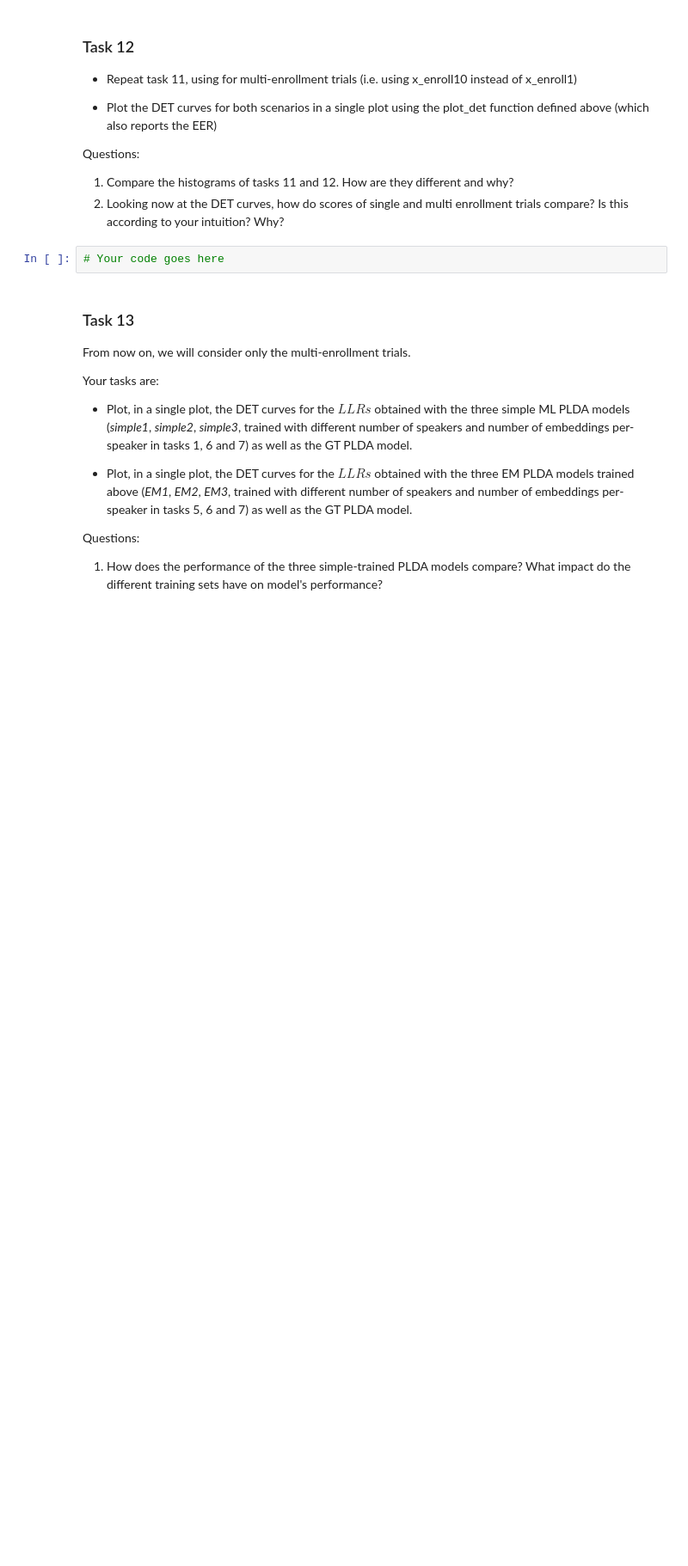
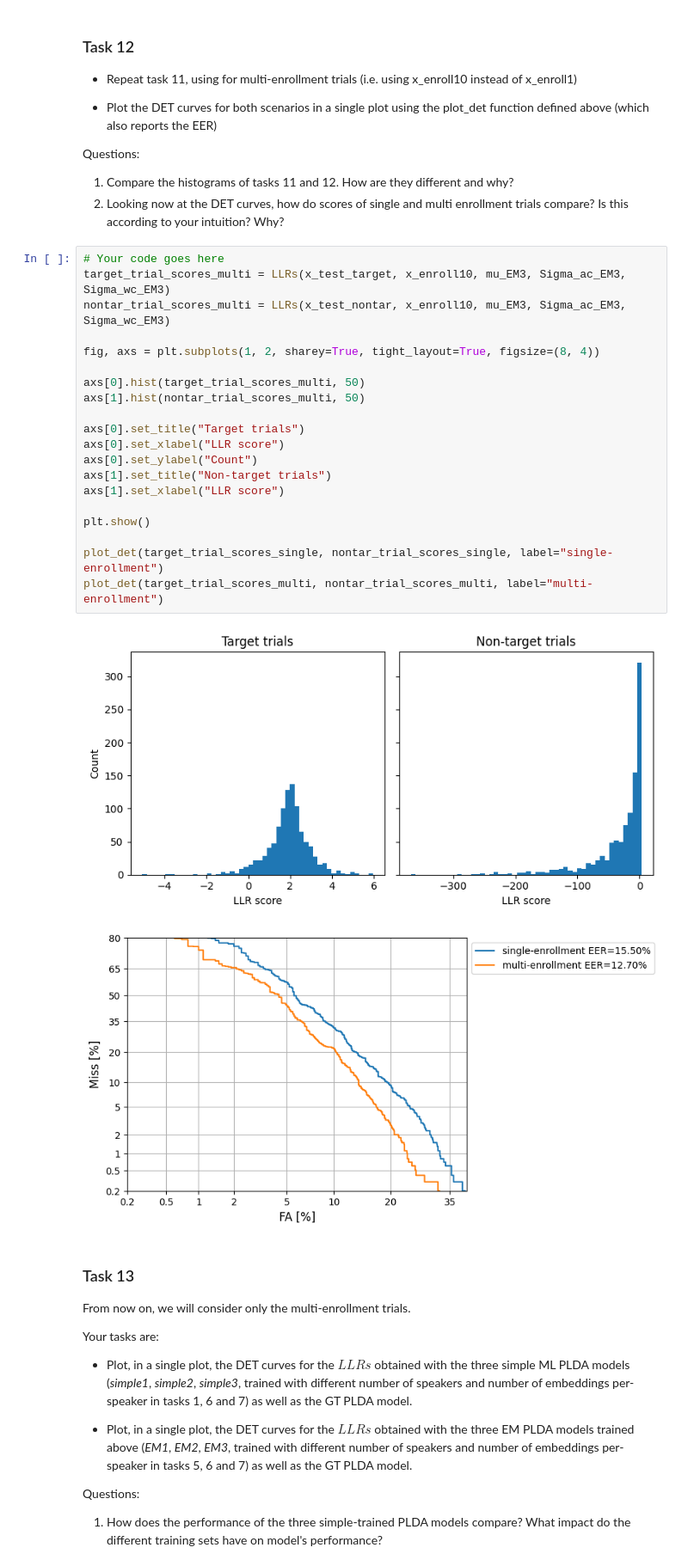
Before and after one commit to NejedlyDominik/vut-fit-BAYa-project, a Jupyter notebook: BAYa_Assignment2023_PLDA.ipynb, the cells around one changed output. Shown: that part at 86% size. Drawn from its saved outputs; the diff is of its cells as text; blank space fills up the shorter version.

```diff
--- a/BAYa_Assignment2023_PLDA.ipynb
+++ b/BAYa_Assignment2023_PLDA.ipynb
@@ -863,8 +899,29 @@ Questions:
 Questions:
 1. Compare the histograms of tasks 11 and 12. How are they different and why?
 2. Looking now at the DET curves, how do scores of single and multi enrollment trials compare? Is this according to your intuition? Why?
-# %%
-# Your code goes here
+# %%
+# Your code goes here
+target_trial_scores_multi = LLRs(x_test_target, x_enroll10, mu_EM3, Sigma_ac_EM3, Sigma_wc_EM3)
+nontar_trial_scores_multi = LLRs(x_test_nontar, x_enroll10, mu_EM3, Sigma_ac_EM3, Sigma_wc_EM3)
+
+fig, axs = plt.subplots(1, 2, sharey=True, tight_layout=True, figsize=(8, 4))
+
+axs[0].hist(target_trial_scores_multi, 50)
+axs[1].hist(nontar_trial_scores_multi, 50)
+
+axs[0].set_title("Target trials")
+axs[0].set_xlabel("LLR score")
+axs[0].set_ylabel("Count")
+axs[1].set_title("Non-target trials")
+axs[1].set_xlabel("LLR score")
+
+plt.show()
+
+plot_det(target_trial_scores_single, nontar_trial_scores_single, label="single-enrollment")
+plot_det(target_trial_scores_multi, nontar_trial_scores_multi, label="multi-enrollment")
+# %% [output]
+[figure, added]
+[figure, added]
 # %% [markdown]
 ### Task 13
 
```
Also changed, not shown: parts of 10 cells of this notebook.
